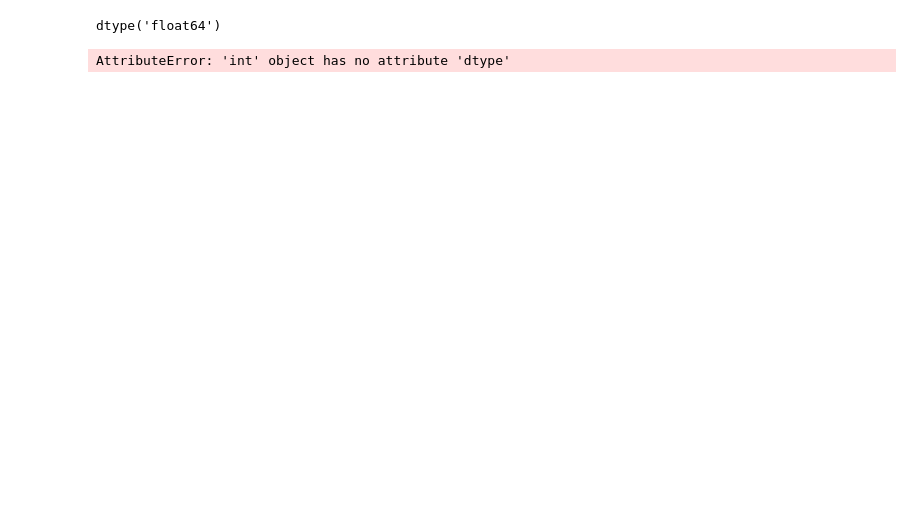
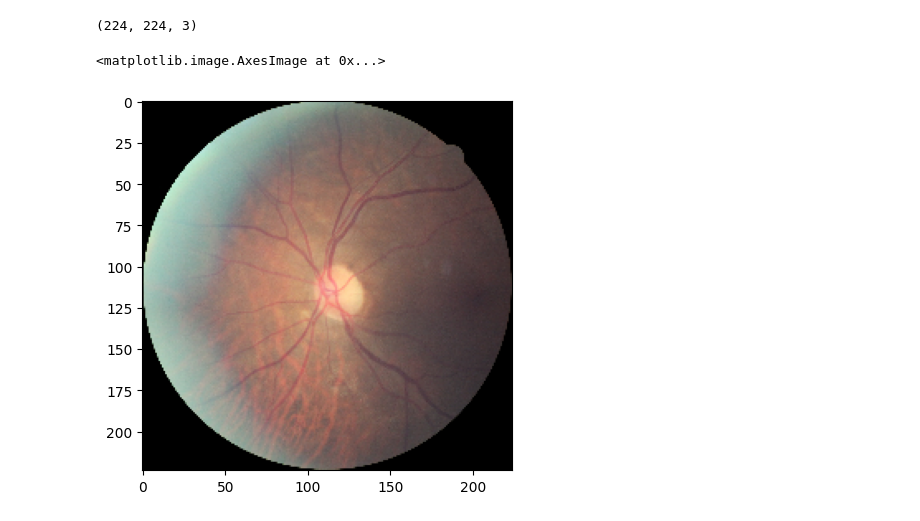
Before and after one commit to Arctic-Xiangjian/HC701-PROJECT, a Jupyter notebook: hc701fed/notebook/play_with_data.ipynb, the cells around one changed output. Saved outputs shown, nothing was run; the diff lists cells and outputs as text; code cells hidden in the pictures; blank space fills up the shorter version.

```diff
--- a/hc701fed/notebook/play_with_data.ipynb
+++ b/hc701fed/notebook/play_with_data.ipynb
@@ -17,12 +16,18 @@ import time
 import copy
 import torch.nn as nn
 # %%
-test1 = np.load("/home/xiangjianhou/hc701-fed/preprocessed/aptos/train/0a4e1a29ffff.npy", allow_pickle=True).item()
+test1 = np.load("/home/hong/hc701/preprocessed/eyepacs/train/10_left.npy", allow_pickle=True).item()
-# %%
-(test1['image'] / test1['image'].max()).astype(np.float32)
-# %% [output]
-dtype('float64')
-# %%
-test1['label']
-# %% [output]
-AttributeError: 'int' object has no attribute 'dtype'
+# %%
+from torchvision import transforms
+test2= transforms.ToTensor()(test1['image'])
+# %%
+test1['image'].shape
+# %% [output]
+(224, 224, 3)
+# %%
+demo_array = np.moveaxis(test2.numpy()*255, 0, -1)
+# %%
+plt.imshow(demo_array.astype(np.uint8))
+# %% [output]
+<matplotlib.image.AxesImage at 0x...>
+[figure, added]
```
Also changed, not shown: parts of 9 cells of this notebook, 8 other files.
